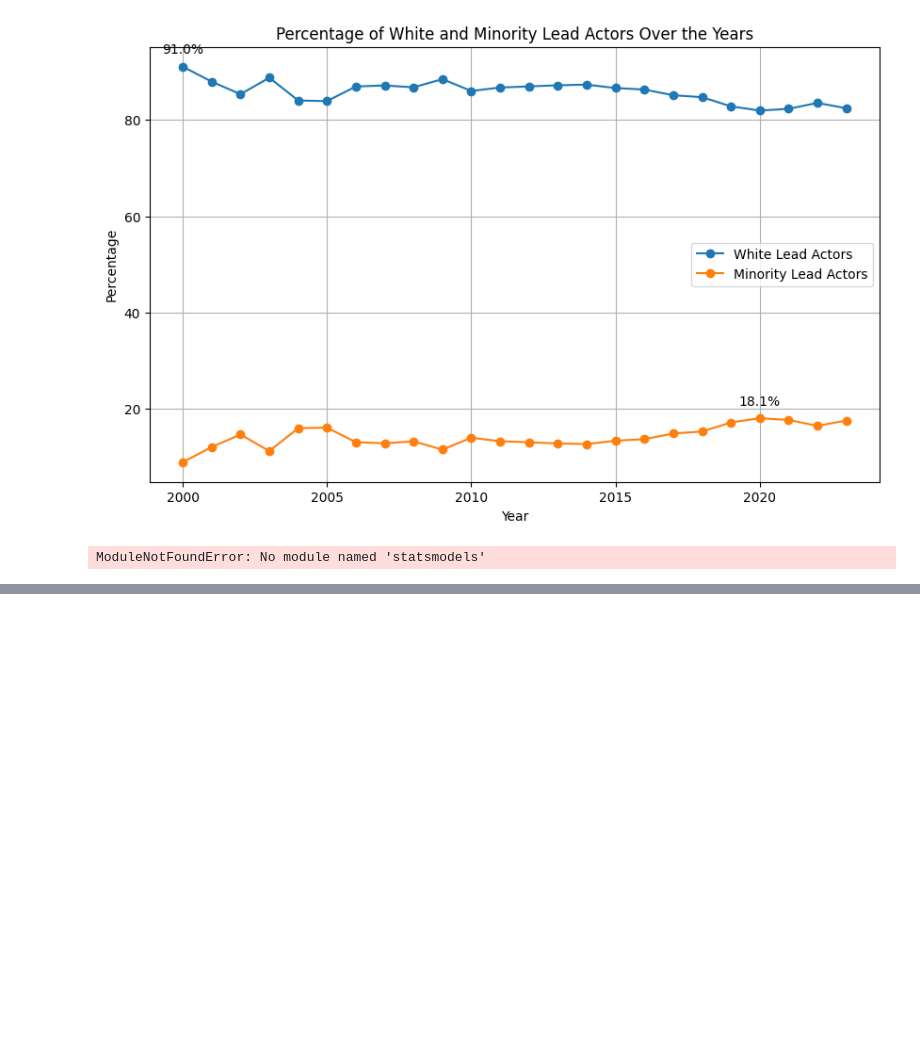
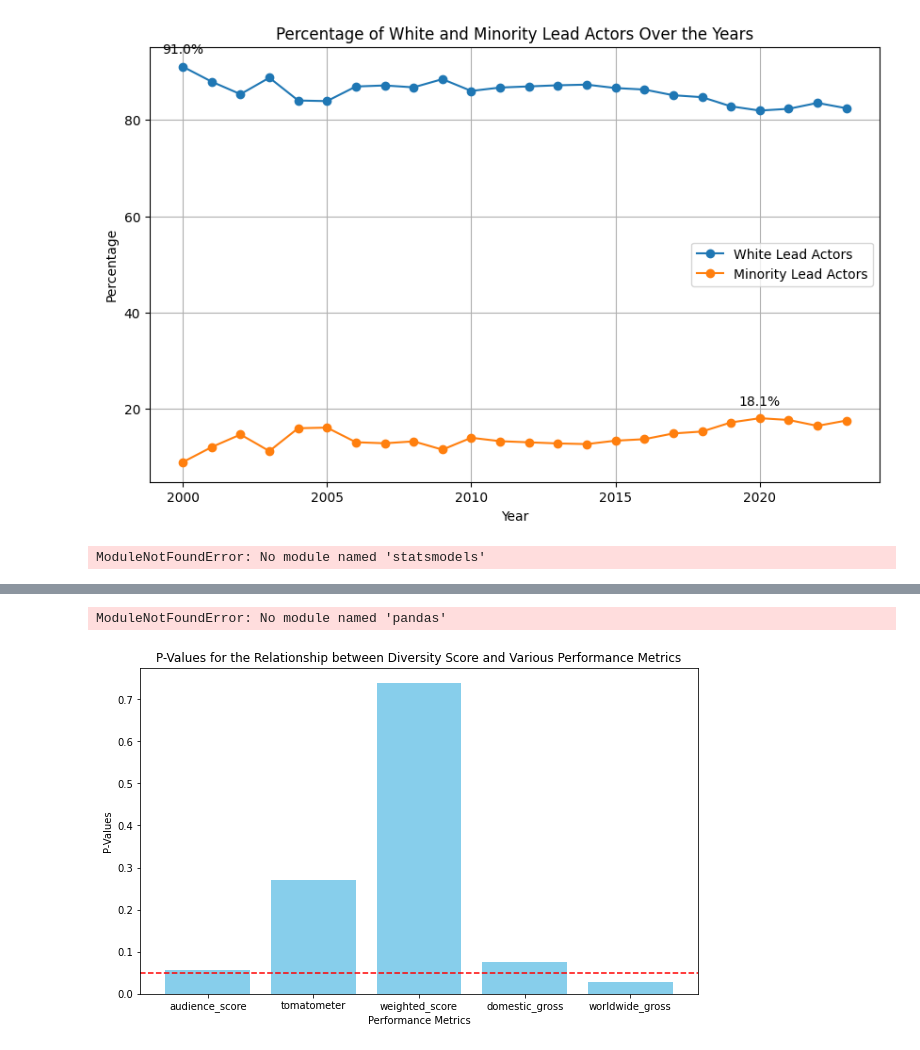
Before and after one commit to Dev-Kalavadia/CSS-Final-Project, a Jupyter notebook: data_exploration.ipynb, the cells around one changed output, grey strips where cells are left out. Cells and saved outputs as stored; diff of their text form; code cells hidden in the pictures; blank space fills up the shorter version.

```diff
--- a/data_exploration.ipynb
+++ b/data_exploration.ipynb
@@ -816,0 +887,59 @@ correlation_profitability, model_profit.summary()
+# %%
+import pandas as pd
+from sklearn.datasets import load_iris
+import statsmodels.api as sm
+from pystout import pystout
+from stargazer.stargazer import Stargazer
+from imgkit import imgkit
+
+file_path = 'data_with_diversity.csv'
+df = pd.read_csv(file_path)
+
+# Assuming 'df' is your DataFrame and you have a column for diversity score
+# and various performance metrics like 'audience_score', 'tomatometer', etc.
+
+# Example for a regression model with diversity score predicting audience score
+X = df['diversity_score_shannon_diversity_index']  # Predictor variable
+y = df['audience_score']  # Response variable
+
+# Adding a constant to the model (intercept)
+X = sm.add_constant(X)
+
+# Creating the model
+model = sm.OLS(y, X).fit()
+
+# Getting the summary of the model
+model_summary = model.summary()
+# print(model_summary)
+stargazer = Stargazer([model])
+stargazer.title('Regression Results')
+
+stargazer.render_latex()
+
+stargazer.render_html()
+# save the html file
+with open('regression_results.html', 'w') as f:
+    f.write(stargazer.render_html())
+
+# save as an image
+
+imgkit.from_file('regression_results.html', 'regression_results.png')
+# %% [output]
+ModuleNotFoundError: No module named 'pandas'
+# %%
+import matplotlib.pyplot as plt
+
+# Sample data - replace with your actual data
+metrics = ['audience_score', 'tomatometer', 'weighted_score', 'domestic_gross', 'worldwide_gross']
+p_values = [0.0561, 0.2699, 0.7377, 0.0747, 0.0284]  # Replace with actual p-values from your analysis
+
+# Creating a bar plot for p-values
+plt.figure(figsize=(10, 6))
+plt.bar(metrics, p_values, color='skyblue')
+plt.xlabel('Performance Metrics')
+plt.ylabel('P-Values')
+plt.title('P-Values for the Relationship between Diversity Score and Various Performance Metrics')
+plt.axhline(y=0.05, color='r', linestyle='--')  # Line indicating the threshold for statistical significance
+plt.show()
+# %% [output]
+[figure, added]
```
Also changed, not shown: parts of 12 cells of this notebook, 6 other files.
